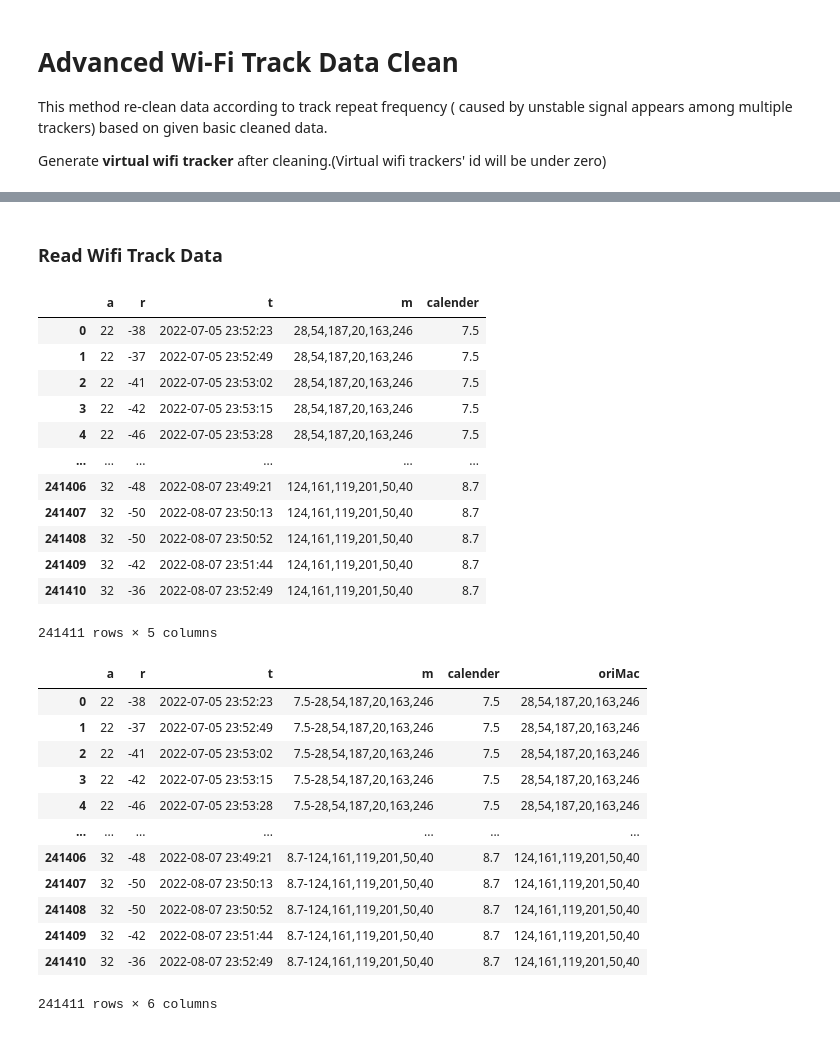
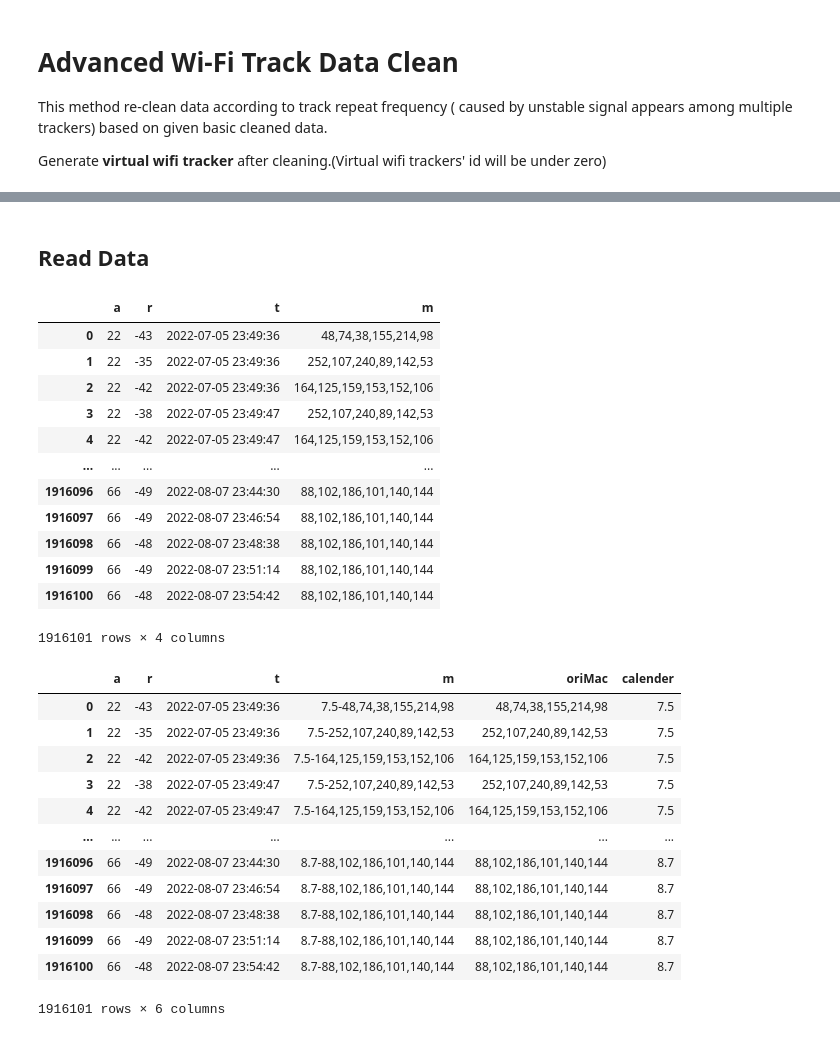
Before and after one commit to RickH-Arch/MEIRL-GAIL-Behavior-Cloning, a Jupyter notebook: wifi_track_data/wifi_track_data_clean_advanced.ipynb, the cells around one changed output, grey strips where cells are left out. Saved outputs shown, nothing was run; the diff lists cells and outputs as text; code cells hidden in the pictures.

```diff
--- a/wifi_track_data/wifi_track_data_clean_advanced.ipynb
+++ b/wifi_track_data/wifi_track_data_clean_advanced.ipynb
@@ -56,43 +23,48 @@ fig.show()
 # %% [markdown]
-### Read Wifi Track Data
+## Read Data
 # %%
-df_read = pd.read_csv(os.getcwd()+'\\cleaned_data\\dacang\\dacang_tourist_data.csv')
+df_read = pd.read_csv(os.getcwd()+'/cleaned_data/dacang/dacang_cleaned_data_basic.csv')
 df = df_read.copy()
 df_read
 # %% [output]
-|  | a | r | t | m | calender |
-| 0 | 22 | -38 | 2022-07-05 23:52:23 | 28,54,187,20,163,246 | 7.5 |
-| 1 | 22 | -37 | 2022-07-05 23:52:49 | 28,54,187,20,163,246 | 7.5 |
-| 2 | 22 | -41 | 2022-07-05 23:53:02 | 28,54,187,20,163,246 | 7.5 |
-| 3 | 22 | -42 | 2022-07-05 23:53:15 | 28,54,187,20,163,246 | 7.5 |
-| 4 | 22 | -46 | 2022-07-05 23:53:28 | 28,54,187,20,163,246 | 7.5 |
-| ... | ... | ... | ... | ... | ... |
-| 241406 | 32 | -48 | 2022-08-07 23:49:21 | 124,161,119,201,50,40 | 8.7 |
-| 241407 | 32 | -50 | 2022-08-07 23:50:13 | 124,161,119,201,50,40 | 8.7 |
-| 241408 | 32 | -50 | 2022-08-07 23:50:52 | 124,161,119,201,50,40 | 8.7 |
-| 241409 | 32 | -42 | 2022-08-07 23:51:44 | 124,161,119,201,50,40 | 8.7 |
-| 241410 | 32 | -36 | 2022-08-07 23:52:49 | 124,161,119,201,50,40 | 8.7 |
+|  | a | r | t | m |
+| 0 | 22 | -43 | 2022-07-05 23:49:36 | 48,74,38,155,214,98 |
+| 1 | 22 | -35 | 2022-07-05 23:49:36 | 252,107,240,89,142,53 |
+| 2 | 22 | -42 | 2022-07-05 23:49:36 | 164,125,159,153,152,106 |
+| 3 | 22 | -38 | 2022-07-05 23:49:47 | 252,107,240,89,142,53 |
+| 4 | 22 | -42 | 2022-07-05 23:49:47 | 164,125,159,153,152,106 |
+| ... | ... | ... | ... | ... |
+| 1916096 | 66 | -49 | 2022-08-07 23:44:30 | 88,102,186,101,140,144 |
+| 1916097 | 66 | -49 | 2022-08-07 23:46:54 | 88,102,186,101,140,144 |
+| 1916098 | 66 | -48 | 2022-08-07 23:48:38 | 88,102,186,101,140,144 |
+| 1916099 | 66 | -49 | 2022-08-07 23:51:14 | 88,102,186,101,140,144 |
+| 1916100 | 66 | -48 | 2022-08-07 23:54:42 | 88,102,186,101,140,144 |
-241411 rows × 5 columns
+1916101 rows × 4 columns
 # %%
 #label each mac with date
+pbar = tqdm(total=len(df))
 df['oriMac'] = df['m']
+df.t = pd.to_datetime(df.t)
+df['calender'] = df.t.apply(lambda x : str(x.month)+'.'+str(x.day))
 for index,row in df.iterrows():
     df.loc[index,'m'] = str(row['calender'])+'-'+row.m
+    pbar.update(1)
+pbar.close()
 df
 # %% [output]
-|  | a | r | t | m | calender | oriMac |
-| 0 | 22 | -38 | 2022-07-05 23:52:23 | 7.5-28,54,187,20,163,246 | 7.5 | 28,54,187,20,163,246 |
-| 1 | 22 | -37 | 2022-07-05 23:52:49 | 7.5-28,54,187,20,163,246 | 7.5 | 28,54,187,20,163,246 |
-| 2 | 22 | -41 | 2022-07-05 23:53:02 | 7.5-28,54,187,20,163,246 | 7.5 | 28,54,187,20,163,246 |
-| 3 | 22 | -42 | 2022-07-05 23:53:15 | 7.5-28,54,187,20,163,246 | 7.5 | 28,54,187,20,163,246 |
-| 4 | 22 | -46 | 2022-07-05 23:53:28 | 7.5-28,54,187,20,163,246 | 7.5 | 28,54,187,20,163,246 |
+|  | a | r | t | m | oriMac | calender |
+| 0 | 22 | -43 | 2022-07-05 23:49:36 | 7.5-48,74,38,155,214,98 | 48,74,38,155,214,98 | 7.5 |
+| 1 | 22 | -35 | 2022-07-05 23:49:36 | 7.5-252,107,240,89,142,53 | 252,107,240,89,142,53 | 7.5 |
+| 2 | 22 | -42 | 2022-07-05 23:49:36 | 7.5-164,125,159,153,152,106 | 164,125,159,153,152,106 | 7.5 |
+| 3 | 22 | -38 | 2022-07-05 23:49:47 | 7.5-252,107,240,89,142,53 | 252,107,240,89,142,53 | 7.5 |
+| 4 | 22 | -42 | 2022-07-05 23:49:47 | 7.5-164,125,159,153,152,106 | 164,125,159,153,152,106 | 7.5 |
 | ... | ... | ... | ... | ... | ... | ... |
-| 241406 | 32 | -48 | 2022-08-07 23:49:21 | 8.7-124,161,119,201,50,40 | 8.7 | 124,161,119,201,50,40 |
-| 241407 | 32 | -50 | 2022-08-07 23:50:13 | 8.7-124,161,119,201,50,40 | 8.7 | 124,161,119,201,50,40 |
-| 241408 | 32 | -50 | 2022-08-07 23:50:52 | 8.7-124,161,119,201,50,40 | 8.7 | 124,161,119,201,50,40 |
-| 241409 | 32 | -42 | 2022-08-07 23:51:44 | 8.7-124,161,119,201,50,40 | 8.7 | 124,161,119,201,50,40 |
-| 241410 | 32 | -36 | 2022-08-07 23:52:49 | 8.7-124,161,119,201,50,40 | 8.7 | 124,161,119,201,50,40 |
+| 1916096 | 66 | -49 | 2022-08-07 23:44:30 | 8.7-88,102,186,101,140,144 | 88,102,186,101,140,144 | 8.7 |
+| 1916097 | 66 | -49 | 2022-08-07 23:46:54 | 8.7-88,102,186,101,140,144 | 88,102,186,101,140,144 | 8.7 |
+| 1916098 | 66 | -48 | 2022-08-07 23:48:38 | 8.7-88,102,186,101,140,144 | 88,102,186,101,140,144 | 8.7 |
+| 1916099 | 66 | -49 | 2022-08-07 23:51:14 | 8.7-88,102,186,101,140,144 | 88,102,186,101,140,144 | 8.7 |
+| 1916100 | 66 | -48 | 2022-08-07 23:54:42 | 8.7-88,102,186,101,140,144 | 88,102,186,101,140,144 | 8.7 |
-241411 rows × 6 columns
+1916101 rows × 6 columns
 # %%
 len(df.m.unique())
 # %% [output]
```
Also changed, not shown: parts of 19 cells of this notebook, 3 other files.
